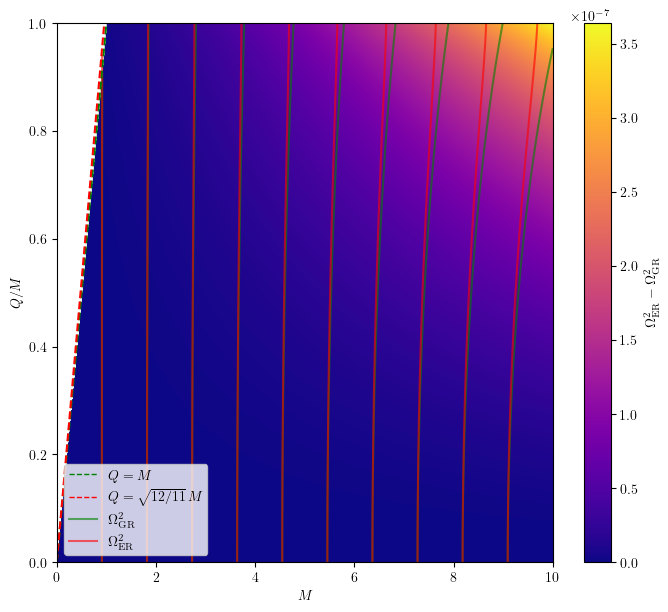
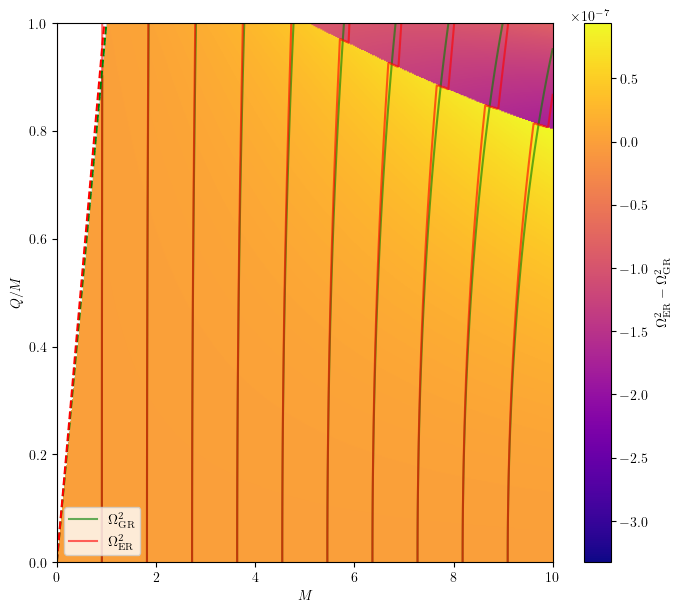
Code edit (unified diff) that turned the first committed figure into the second:
--- before
+++ after
@@ -1,3 +1,15 @@
 plt.figure(figsize=(8,7))
+
+Z_diff = np.where(valid_GR & valid_ER, Z_ER - Z_GR, np.nan)
+
+# Proxy artists for contours ####
+legend_elements = [
+    Line2D([0], [0], color='green',  alpha=0.6, label='Z_GR contours'),
+    Line2D([0], [0], color='red', alpha=0.6, label='Z_ER contours'),
+]
+
+handles, labels = plt.gca().get_legend_handles_labels()
+plt.legend(handles=handles + legend_elements, labels=labels + [r'$\Omega^2_\mathrm{GR}$', '$\Omega^2_\mathrm{ER}$'])
+####################################
 
 plt.imshow(

Commit: Update